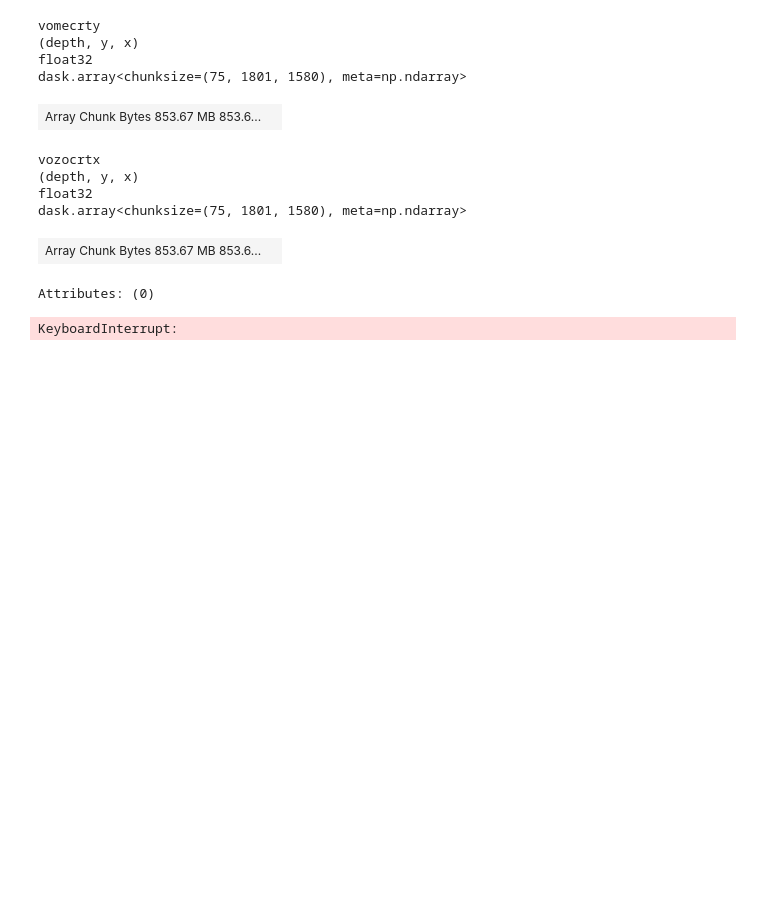
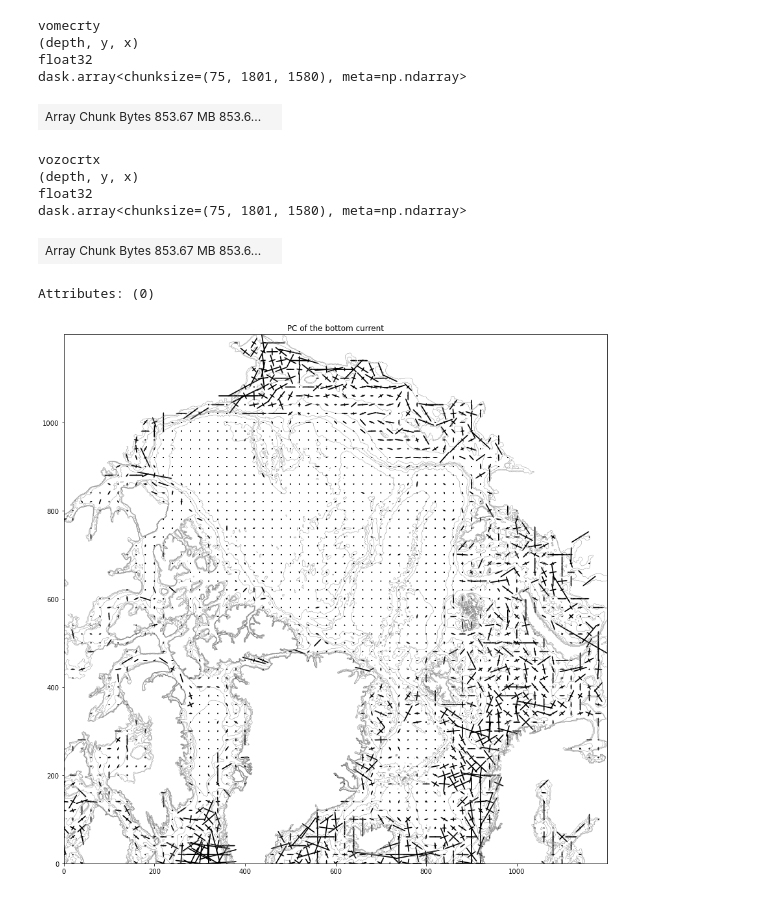
Before and after one commit to kaje2301/Master_2022, a Jupyter notebook: PC_bottom.ipynb, the cells around one changed output. Cells and saved outputs as stored; diff of their text form; code cells hidden in the pictures; blank space fills up the shorter version.

```diff
--- a/PC_bottom.ipynb
+++ b/PC_bottom.ipynb
@@ -116,18 +116,18 @@ x = []
 indx = 0
 # %%
 # to get the loop to run faster
-uvy = np.array(uv.y.values)
-uvx = np.array(uv.x.values)
+uvy = np.array(uv_b.y.values)
+uvx = np.array(uv_b.x.values)
 
-# surface values
+
 uvarb = np.array(uvar_b.values)
 vvarb = np.array(vvar_b.values)
-uvvel = np.array(uv_b.values)
+uvb = np.array(uv_b.values)
 
 for i in i_list:
     for j in j_list:
-        covm = np.array([[uvar_b[j,i],uv_b[j,i]],
-        [uv_b[j,i],vvar_b[j,i]]],dtype=float)
+        covm = np.array([[uvarb[j,i],uvb[j,i]],
+        [uvb[j,i],vvarb[j,i]]],dtype=float)
         if np.isnan(covm).any():
             continue
         else:
@@ -146,37 +146,37 @@ PC21 = np.array(PC21,dtype=float)
 PC22 = np.array(PC22,dtype=float)
 y = np.array(y,dtype=float)
 x = np.array(x,dtype=float)
-# %% [output]
-KeyboardInterrupt:
 # %%
 # Plot
 fig, ax = plt.subplots(1,1,figsize=(15,15))
 plt.title(f'PC of the bottom current')
 cmap = plt.get_cmap('magma_r')
 ax.contour(dset.mbathy[600:1800,200:1400], colors='grey',levels=8, linewidths=0.4)
-ax.quiver( x[::1], y[::1], PC11_s[::1], PC12_s[::1],
+ax.quiver( x[::1], y[::1], PC11[::1], PC12[::1],
     #color='r',
     headwidth=1,
     headlength=1,
     width=0.002,
     scale=2)
-ax.quiver(x[::1], y[::1], -PC11_s[::1], -PC12_s[::1],
+ax.quiver(x[::1], y[::1], -PC11[::1], -PC12[::1],
     #color='r',
     headwidth=1,
     headlength=1,
     width=0.002,
     scale=2)
-ax.quiver( x[::1], y[::1], PC21_s[::1], PC22_s[::1],
+ax.quiver( x[::1], y[::1], PC21[::1], PC22[::1],
     #color='b',
     headwidth=1,
     headlength=1,
     width=0.002,
     scale=2)
-ax.quiver( x[::1], y[::1], -PC21_s[::1], -PC22_s[::1],
+ax.quiver( x[::1], y[::1], -PC21[::1], -PC22[::1],
     #color='b',
     headwidth=1,
     headlength=1,
     width=0.002,
     scale=2)
 
 plt.show()
+# %% [output]
+[figure, added]
```
Also changed, not shown: 2 other files.
